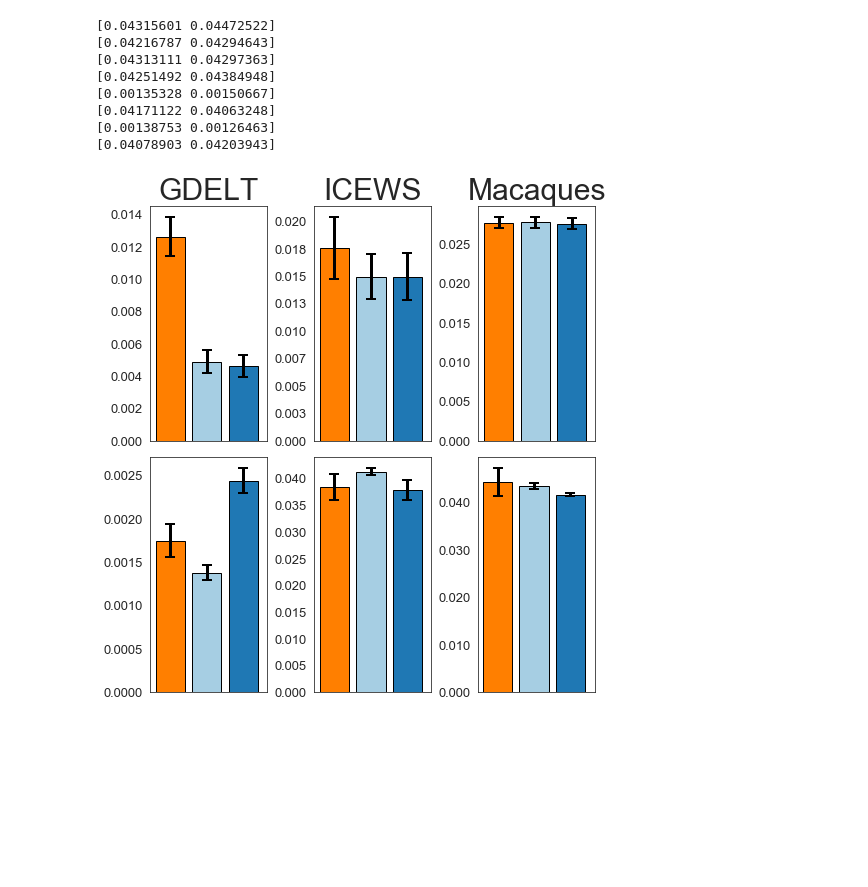
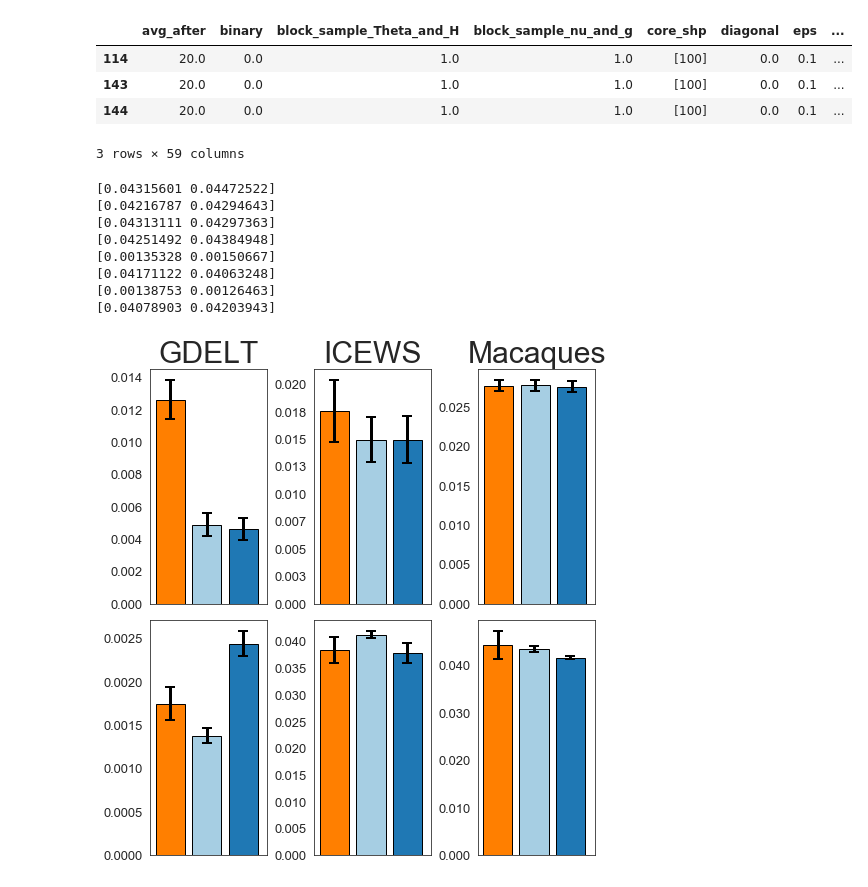
Before and after one commit to aschein/prgds, a Jupyter notebook: results/tensors/tensor_results.ipynb, the cells around one changed output. Drawn from its saved outputs; the diff is of its cells as text; code cells hidden in the pictures; blank space fills up the shorter version.

Commit message:
copying experiment code

```diff
--- a/results/tensors/tensor_results.ipynb
+++ b/results/tensors/tensor_results.ipynb
@@ -192,6 +19,21 @@ df['mtx_is_dirichlet'] = df['mtx_is_dirichlet'].apply(lambda x: len(x) > 0)
 
 old_df = pd.read_pickle('tensor_results_df.pkl')
 old_df['mtx_is_dirichlet'] = old_df['mtx_is_dirichlet'].apply(lambda x: len(x) > 0)
+# %%
+foo = df.loc[(df['model_type'] == 'prgds-v2') &
+             (df['theta_eps'] == 1) &
+             (df['nu_eps'] == 1) &
+             (df['mtx_is_dirichlet'] == True) &
+             (df.experiment.apply(lambda x: 'icews' in x)) &
+             (df.experiment.apply(lambda x: 'structured' not in x)) &
+             (df.experiment.apply(lambda x: 'periods6' in x))]
+foo
+# %% [output]
+|  | avg_after | binary | block_sample_Theta_and_H | block_sample_nu_and_g | core_shp | diagonal | eps | ... |
+| 114 | 20.0 | 0.0 | 1.0 | 1.0 | [100] | 0.0 | 0.1 | ... |
+| 143 | 20.0 | 0.0 | 1.0 | 1.0 | [100] | 0.0 | 0.1 | ... |
+| 144 | 20.0 | 0.0 | 1.0 | 1.0 | [100] | 0.0 | 0.1 | ... |
+3 rows × 59 columns
 # %%
 bptf_df = pd.read_pickle('bptf_results_df.pkl')
 exp = bptf_df.experiment.unique()[0]
```
Also changed, not shown: parts of 2 cells of this notebook, 2 other files.
